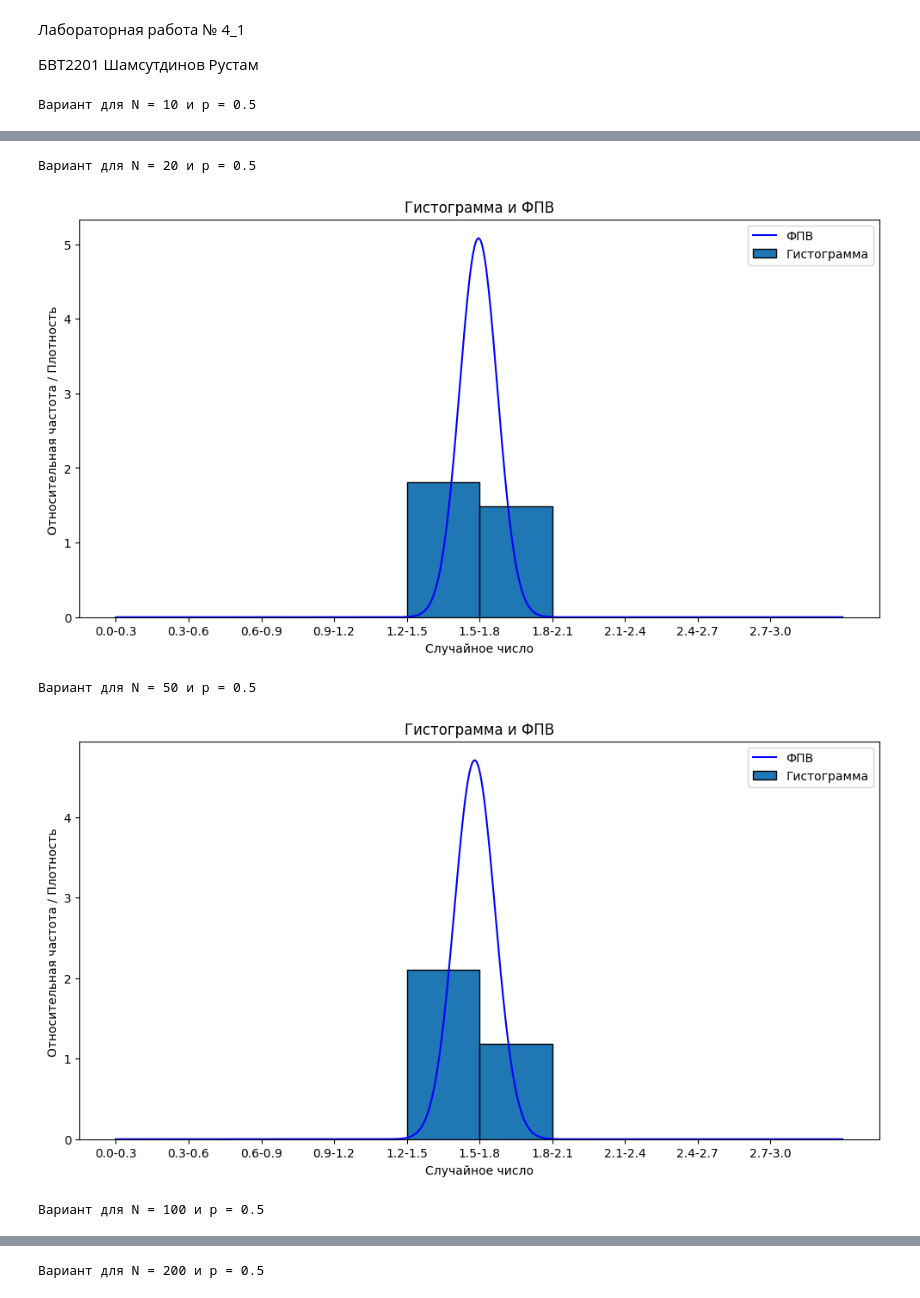
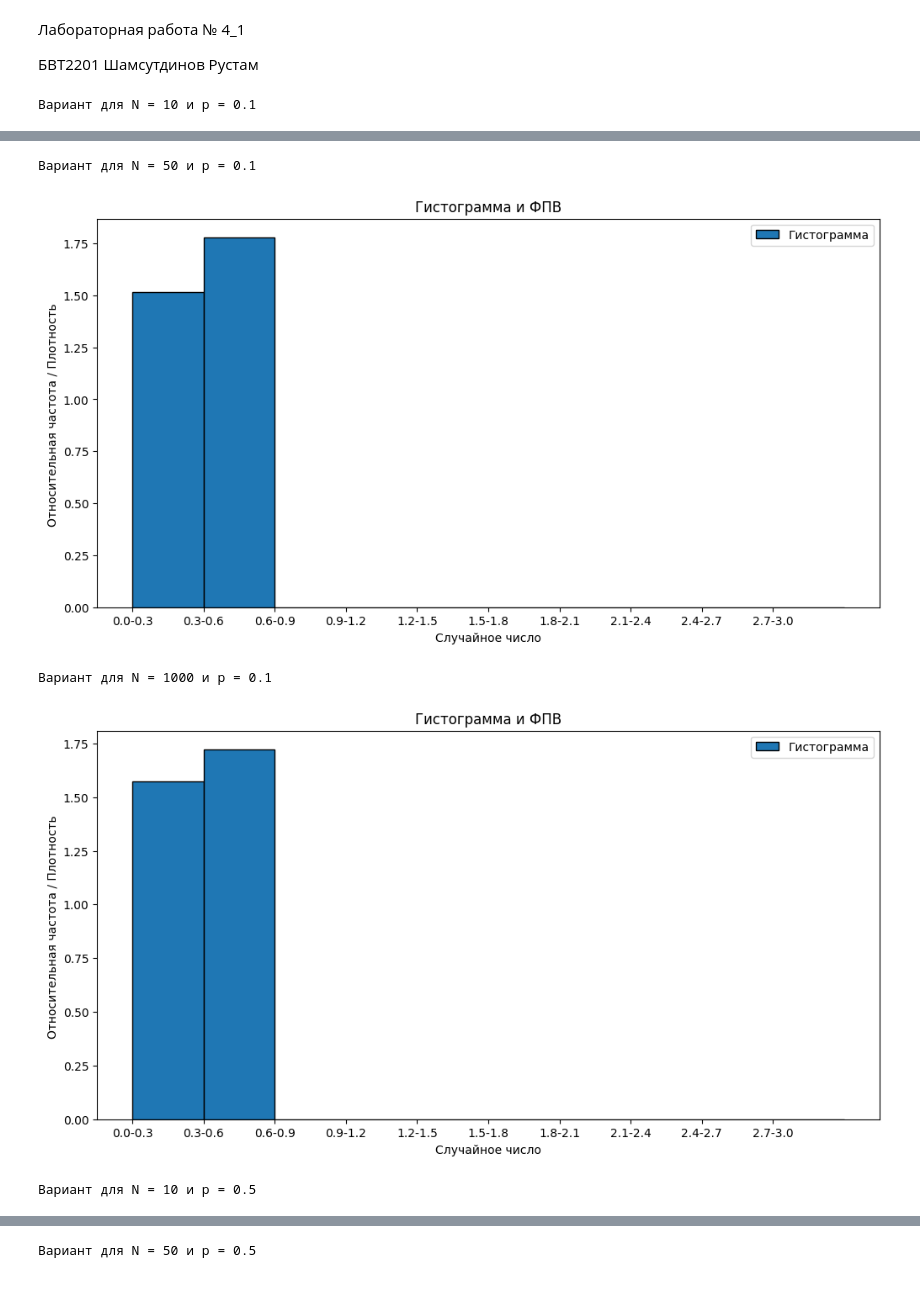
Before and after one commit to Sypoo1/mtuci-statistics, a Jupyter notebook: 4_1.ipynb, the cells around one changed output, grey strips where cells are left out. Saved outputs shown, nothing was run; the diff lists cells and outputs as text; code cells hidden in the pictures.

Commit message:
try to fix 4_1 plots

```diff
--- a/4_1.ipynb
+++ b/4_1.ipynb
@@ -83,10 +111,12 @@ def draw_histogram_and_pdf(left_boundary, right_boundary, IntervalsCount, relati
     plt.bar(x_positions, relative_frequencies, width=bar_width, align='edge', edgecolor='black',
             tick_label=[f'{bins[i]:.1f}-{bins[i+1]:.1f}' for i in range(len(bins)-1)], label="Гистограмма")
 
-    x_values = [left_boundary + i * (right_boundary - left_boundary) / 1000 for i in range(1000)]
-    y_values = [theoretical_distribution_density(x=x, M=M, SME=STD) for x in x_values]
+    # plt.bar(x_positions, relative_frequencies, width=bar_width, align='edge', edgecolor='black', label="Гистограмма")
 
-    plt.plot(x_values, y_values, color='blue', label="ФПВ")
+#     x_values = [left_boundary + i * (right_boundary - left_boundary) / 1000 for i in range(1000)]
+#     y_values = [theoretical_distribution_density(x=x, M=M, SME=STD) for x in x_values]
+
+#     plt.plot(x_values, y_values, color='blue', label="ФПВ")
 
     plt.title("Гистограмма и ФПВ")
     plt.xlabel("Случайное число")
@@ -98,32 +128,35 @@ def draw_histogram_and_pdf(left_boundary, right_boundary, IntervalsCount, relati
 n1 = 50
 n2 = 100
 n3 = 200
-p = 0.5
+# p = 0.5
 
 
-N_values= [10, 20, 50, 100, 200, 500, 10**3]
+# N_values= [10, 20, 50, 100, 200, 500, 10**3]
+N_values = [10, 50, 10**3]
+p_values = [0.1, 0.5]
 
-for N in N_values:
-    random_frequencies = []
+for p in p_values:
+    for N in N_values:
+        random_frequencies = []
 
-    for _ in range(N):
-        # Generate random numbers
-        random_freq = sum_frequencies(n1, n2, n3, p)
-        random_frequencies.append(random_freq)
+        for _ in range(N):
+            # Generate random numbers
+            random_freq = sum_frequencies(n1, n2, n3, p)
+            random_frequencies.append(random_freq)
 
-    M = mathematical_expectation(random_frequencies, N)
-    D = disspersion(random_frequencies, N)
-    STD = std(random_frequencies, N)
+        M = mathematical_expectation(random_frequencies, N)
+        D = disspersion(random_frequencies, N)
+        STD = std(random_frequencies, N)
 
 
-    left_boundary = 0
-    right_boundary = 3.035
-    IntervalsCount = 10
+        left_boundary = 0
+        right_boundary = 3.035
+        IntervalsCount = 10
 
-    print(f"Вариант для N = {N} и p = {p}\n")
+        print(f"Вариант для N = {N} и p = {p}\n")
 
-    freq = GetFreqData(random_frequencies, left_boundary, right_boundary, IntervalsCount)
+        freq = GetFreqData(random_frequencies, left_boundary, right_boundary, IntervalsCount)
 
-    draw_histogram_and_pdf(left_boundary, right_boundary, IntervalsCount, freq, STD, M)
+        draw_histogram_and_pdf(left_boundary, right_boundary, IntervalsCount, freq, STD, M)
 # %% [output]
-Вариант для N = 10 и p = 0.5
+Вариант для N = 10 и p = 0.1
@@ -131,5 +164,5 @@ for N in N_values:
-Вариант для N = 20 и p = 0.5
+Вариант для N = 50 и p = 0.1
-[figure, old version]
+[figure, new version]
-Вариант для N = 50 и p = 0.5
+Вариант для N = 1000 и p = 0.1
-[figure, old version]
+[figure, new version]
-Вариант для N = 100 и p = 0.5
+Вариант для N = 10 и p = 0.5
@@ -137 +170 @@ for N in N_values:
-Вариант для N = 200 и p = 0.5
+Вариант для N = 50 и p = 0.5
```
Also changed, not shown: parts of 4 cells of this notebook.
